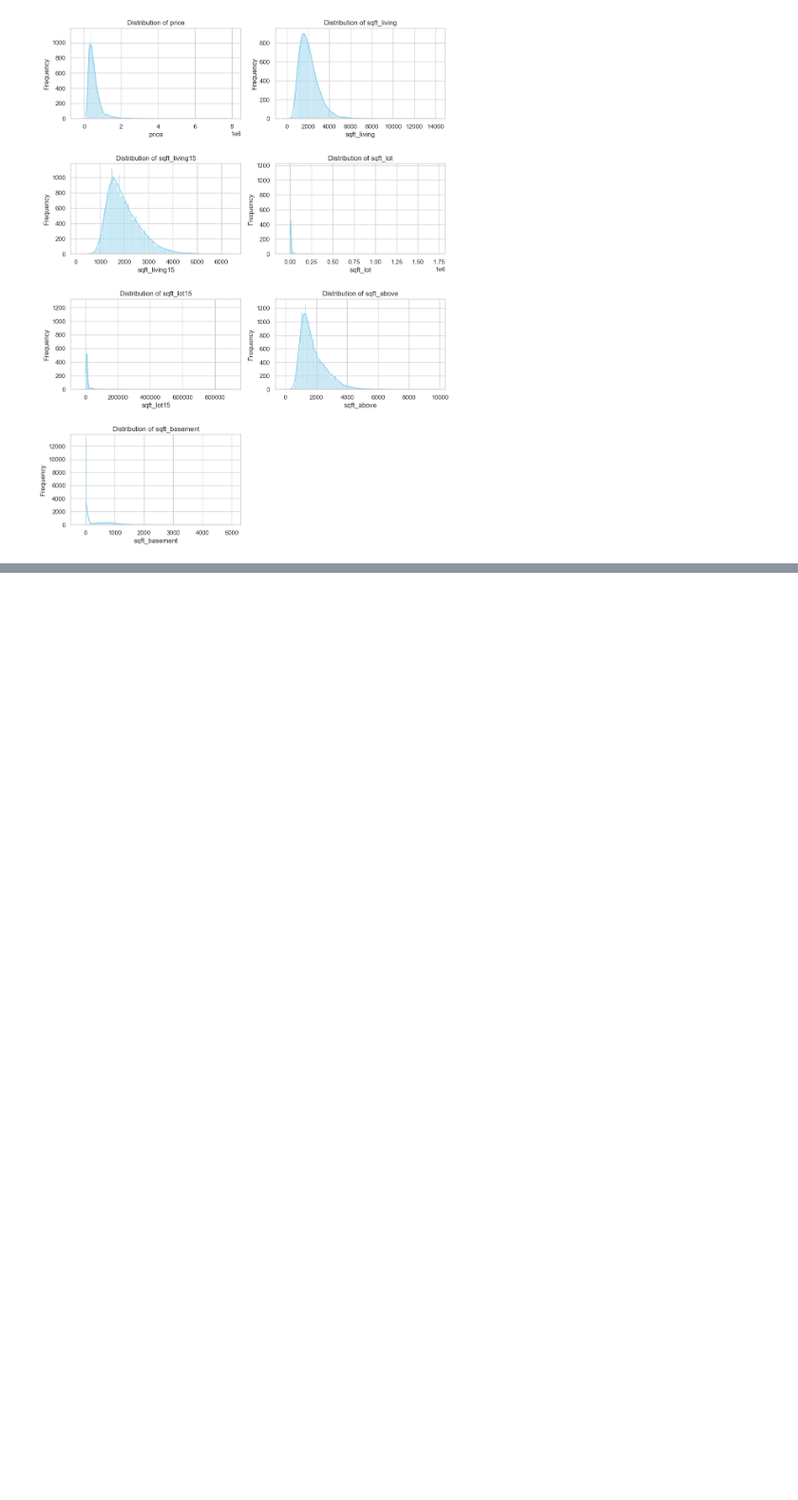
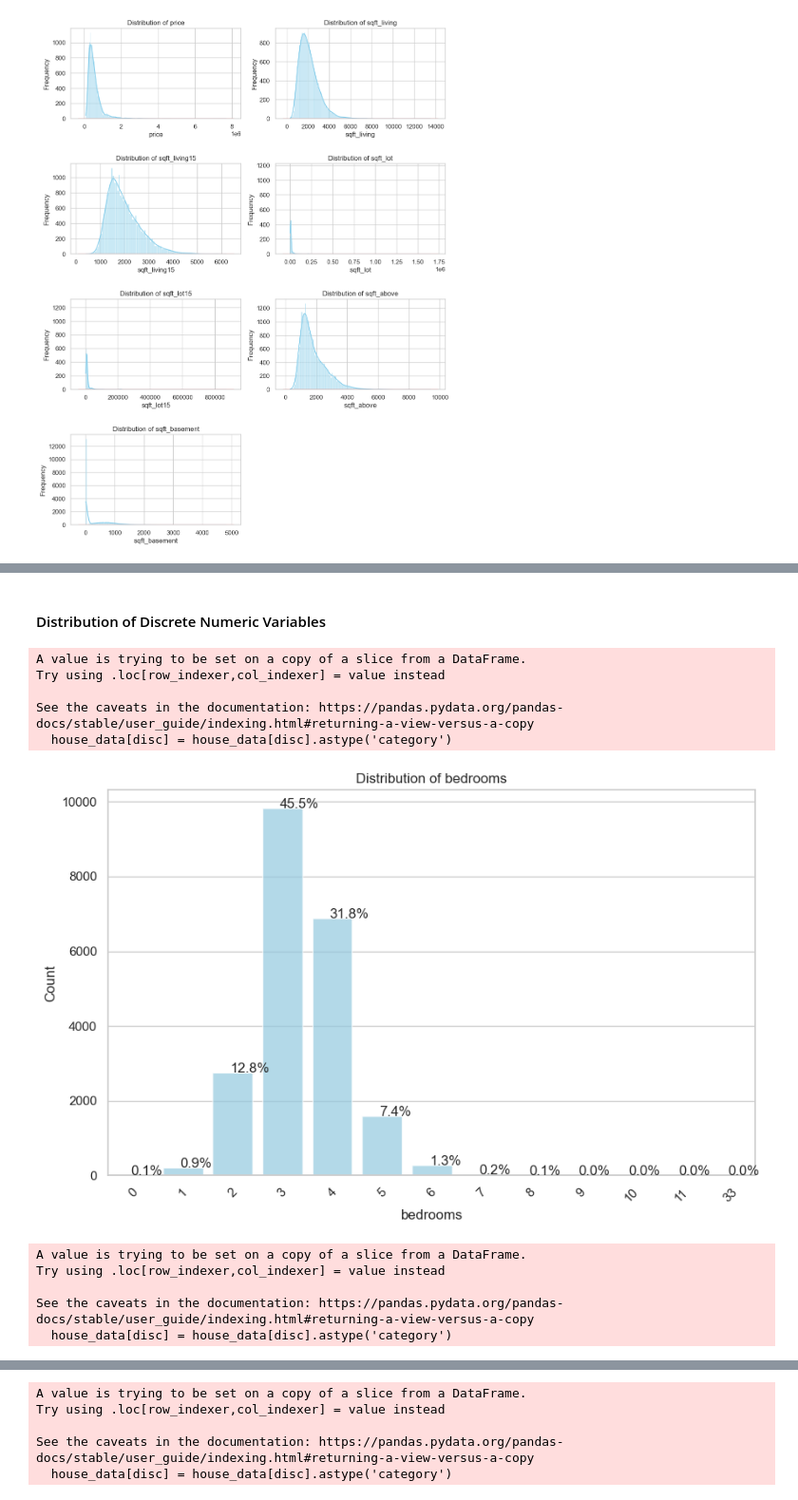
Before and after one commit to gizemguleli/RR_Project-Housing-Price-Dynamics-in-King-Cunty-WA, a Jupyter notebook: V1.ipynb, the cells around one changed output, grey strips where cells are left out. Shown at 95% size. Drawn from its saved outputs; the diff is of its cells as text; code cells hidden in the pictures; blank space fills up the shorter version.

```diff
--- a/V1.ipynb
+++ b/V1.ipynb
@@ -157,6 +159,8 @@ cont_vars = ["price", "sqft_living", "sqft_living15", "sqft_lot", "sqft_lot15",
 # Discrete Numeric Variables
 disc_vars = ["bedrooms", "floors", "bathrooms"]
 
+vars2 = ["bedrooms","bathrooms", "grade"]
+
 # Categorical Variables
 cat_vars = ["waterfront", "view", "condition", "grade"]
 
@@ -197,0 +275,37 @@ plt.show()
+# %% [markdown]
+#### Distribution of Discrete Numeric Variables
+# %%
+# iterate through all categorical variables for bar plot creation
+for disc in vars2:
+    # Convert discrete numeric variables to factors
+    house_data[disc] = house_data[disc].astype('category')
+
+    # Create bar plots for discrete numeric variables
+    plt.figure(figsize=(10,6))
+    ax = sns.countplot(x=disc, data=house_data, color='skyblue', alpha=0.7)
+    ax.set_title(f"Distribution of {disc}")
+    ax.set_xlabel(disc)
+    ax.set_ylabel("Count")
+
+    # add percentage on top of each bar
+    total = len(house_data[disc])
+    for p in ax.patches:
+        percentage = '{:.1f}%'.format(100 * p.get_height()/total)
+        x = p.get_x() + p.get_width() / 2 - 0.05
+        y = p.get_y() + p.get_height()
+        ax.annotate(percentage, (x, y), size = 12)
+
+    plt.xticks(rotation=45)  # Rotate x-axis labels
+    plt.show()
+# %% [output]
+A value is trying to be set on a copy of a slice from a DataFrame.
+Try using .loc[row_indexer,col_indexer] = value instead
+
+See the caveats in the documentation: https://pandas.pydata.org/pandas-docs/stable/user_guide/indexing.html#returning-a-view-versus-a-copy
+  house_data[disc] = house_data[disc].astype('category')
+[figure, added]
+A value is trying to be set on a copy of a slice from a DataFrame.
+Try using .loc[row_indexer,col_indexer] = value instead
+
+See the caveats in the documentation: https://pandas.pydata.org/pandas-docs/stable/user_guide/indexing.html#returning-a-view-versus-a-copy
+  house_data[disc] = house_data[disc].astype('category')
@@ -197,0 +313,5 @@ plt.show()
+A value is trying to be set on a copy of a slice from a DataFrame.
+Try using .loc[row_indexer,col_indexer] = value instead
+
+See the caveats in the documentation: https://pandas.pydata.org/pandas-docs/stable/user_guide/indexing.html#returning-a-view-versus-a-copy
+  house_data[disc] = house_data[disc].astype('category')
```
Also changed, not shown: parts of 12 cells of this notebook, 1 other file.
